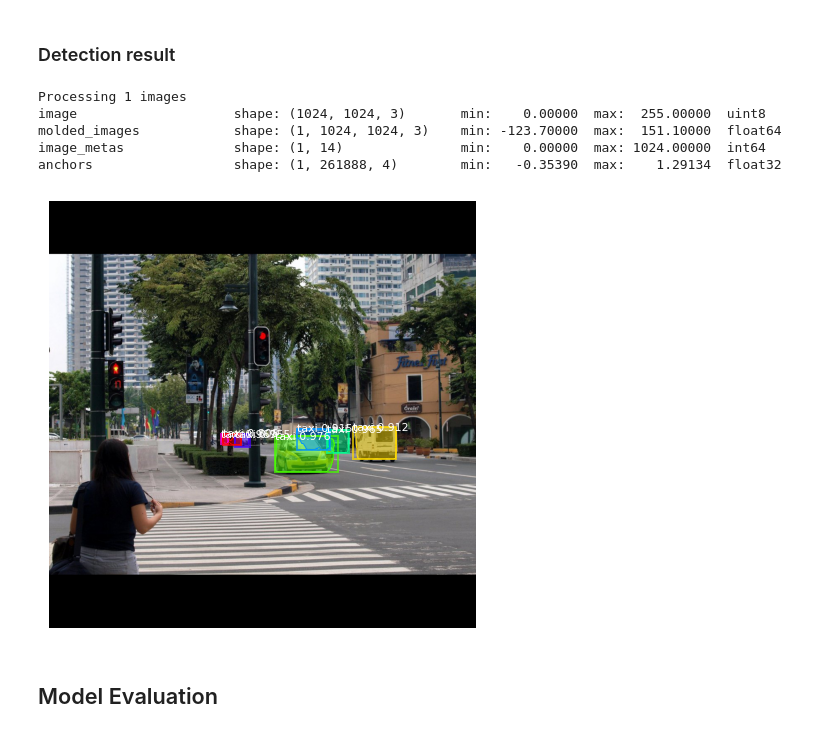
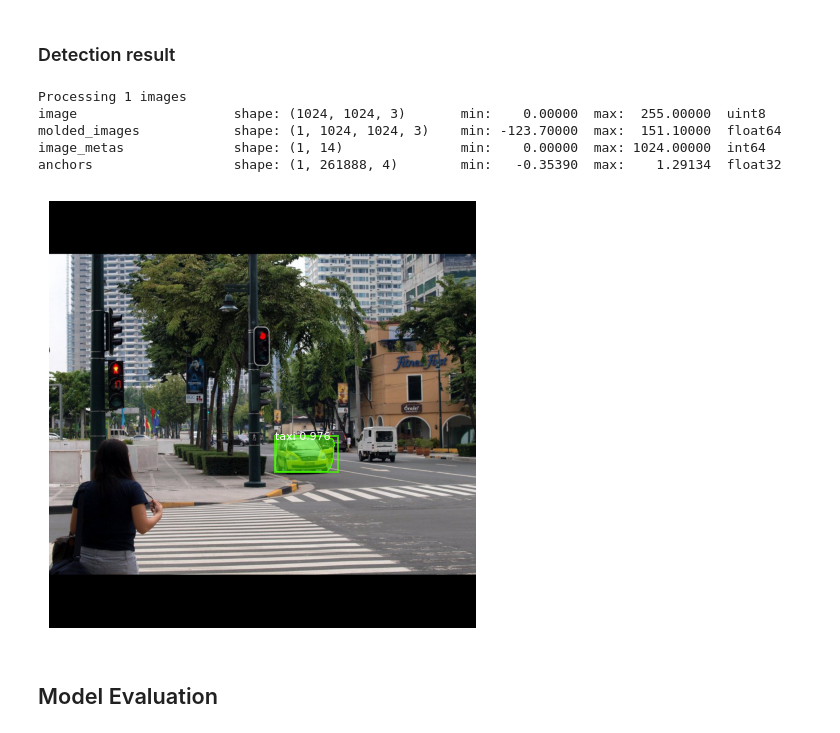
Before and after one commit to WoradeeKongthong/training_MaskRCNN_for_taxi_detection, a Jupyter notebook: training_MaskRCNN_for_taxi_detection.ipynb, the cells around one changed output. Cells and saved outputs as stored; diff of their text form; code cells hidden in the pictures.

```diff
--- a/training_MaskRCNN_for_taxi_detection.ipynb
+++ b/training_MaskRCNN_for_taxi_detection.ipynb
@@ -418,16 +418,16 @@ gt_mask                  shape: (1024, 1024, 1)       min:    0.00000  max:    1
 # %%
 results = model.detect([original_image], verbose=1)
 
 r = results[0]
 mrcnn.visualize.display_instances(original_image, r['rois'], r['masks'], r['class_ids'],
-                            validation_set.class_names, r['scores'], figsize=(8, 8))
+                            validation_set.class_names, r['scores'], figsize=(8, 8), min_score=0.97)
 # %% [output]
 Processing 1 images
 image                    shape: (1024, 1024, 3)       min:    0.00000  max:  255.00000  uint8
 molded_images            shape: (1, 1024, 1024, 3)    min: -123.70000  max:  151.10000  float64
 image_metas              shape: (1, 14)               min:    0.00000  max: 1024.00000  int64
 anchors                  shape: (1, 261888, 4)        min:   -0.35390  max:    1.29134  float32
-[figure, old version]
+[figure, new version]
 # %% [markdown]
 ## Model Evaluation
 # %%
```
